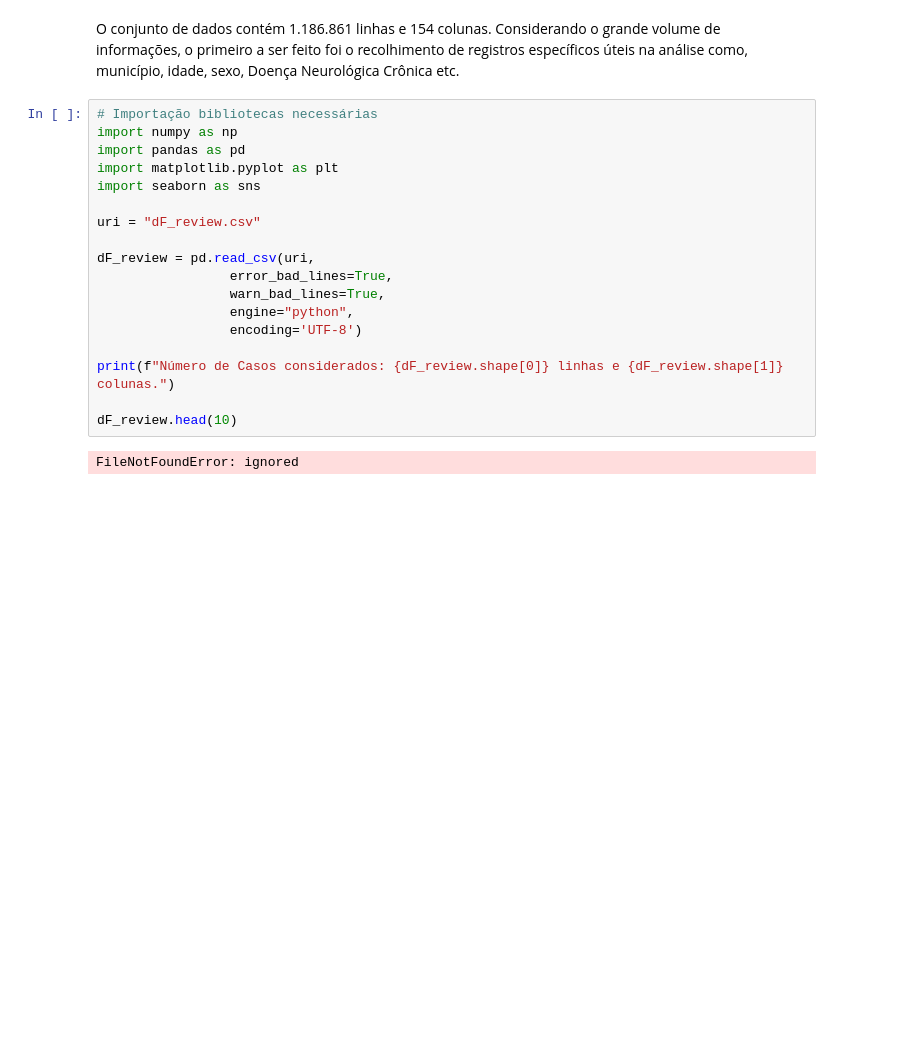
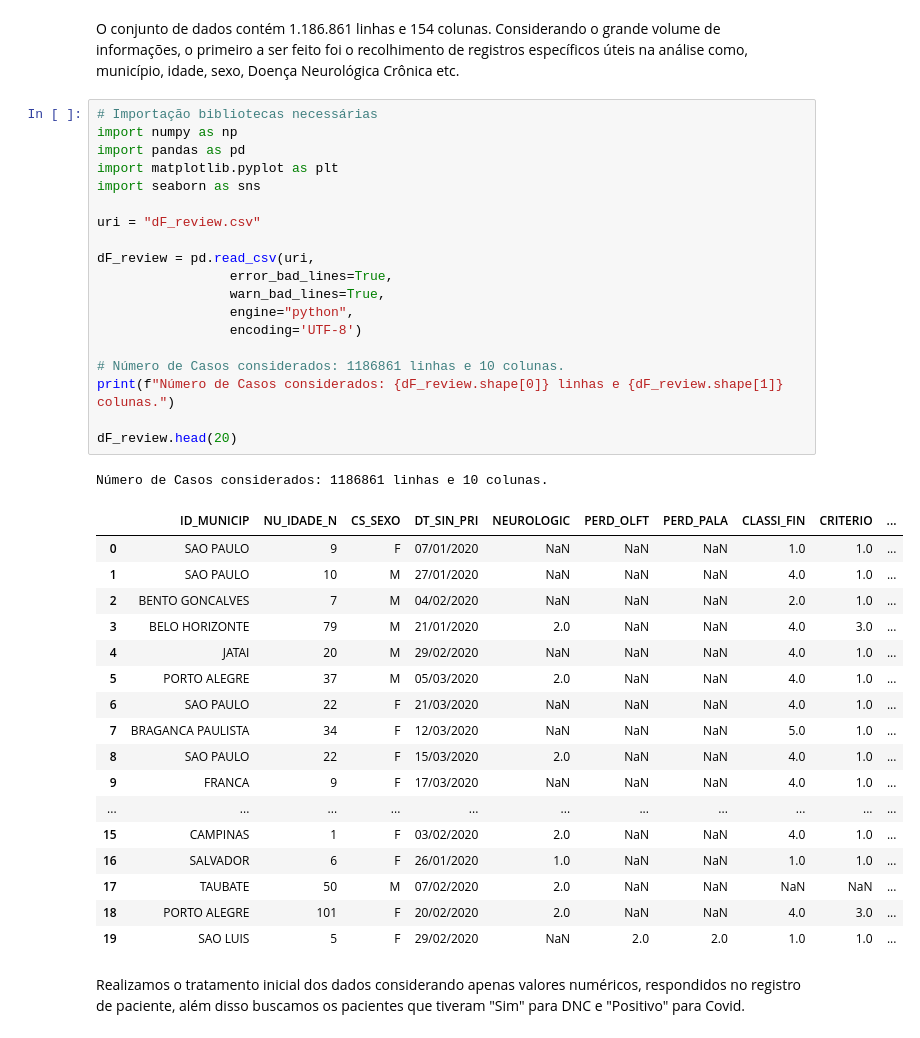
Before and after one commit to GeraldoLucas/Covid-analise-DNC, a Jupyter notebook: Covid_analise.ipynb, the cells around one changed output. Drawn from its saved outputs; the diff is of its cells as text; blank space fills up the shorter version.

```diff
--- a/Covid_analise.ipynb
+++ b/Covid_analise.ipynb
@@ -53,23 +53,43 @@ O conjunto de dados contém 1.186.861 linhas e 154 colunas. Considerando o grand
 # %%
 # Importação bibliotecas necessárias
 import numpy as np
 import pandas as pd
 import matplotlib.pyplot as plt
 import seaborn as sns
 
 uri = "dF_review.csv"
 
 dF_review = pd.read_csv(uri,
                  error_bad_lines=True,
                  warn_bad_lines=True,
                  engine="python",
                  encoding='UTF-8')
 
+# Número de Casos considerados: 1186861 linhas e 10 colunas.
 print(f"Número de Casos considerados: {dF_review.shape[0]} linhas e {dF_review.shape[1]} colunas.")
 
-dF_review.head(10)
+dF_review.head(20)
 # %% [output]
-FileNotFoundError: ignored
+Número de Casos considerados: 1186861 linhas e 10 colunas.
+|  | ID_MUNICIP | NU_IDADE_N | CS_SEXO | DT_SIN_PRI | NEUROLOGIC | PERD_OLFT | PERD_PALA | CLASSI_FIN | CRITERIO | ... |
+| 0 | SAO PAULO | 9 | F | 07/01/2020 | NaN | NaN | NaN | 1.0 | 1.0 | ... |
+| 1 | SAO PAULO | 10 | M | 27/01/2020 | NaN | NaN | NaN | 4.0 | 1.0 | ... |
+| 2 | BENTO GONCALVES | 7 | M | 04/02/2020 | NaN | NaN | NaN | 2.0 | 1.0 | ... |
+| 3 | BELO HORIZONTE | 79 | M | 21/01/2020 | 2.0 | NaN | NaN | 4.0 | 3.0 | ... |
+| 4 | JATAI | 20 | M | 29/02/2020 | NaN | NaN | NaN | 4.0 | 1.0 | ... |
+| 5 | PORTO ALEGRE | 37 | M | 05/03/2020 | 2.0 | NaN | NaN | 4.0 | 1.0 | ... |
+| 6 | SAO PAULO | 22 | F | 21/03/2020 | NaN | NaN | NaN | 4.0 | 1.0 | ... |
+| 7 | BRAGANCA PAULISTA | 34 | F | 12/03/2020 | NaN | NaN | NaN | 5.0 | 1.0 | ... |
+| 8 | SAO PAULO | 22 | F | 15/03/2020 | 2.0 | NaN | NaN | 4.0 | 1.0 | ... |
+| 9 | FRANCA | 9 | F | 17/03/2020 | NaN | NaN | NaN | 4.0 | 1.0 | ... |
+| ... | ... | ... | ... | ... | ... | ... | ... | ... | ... | ... |
+| 15 | CAMPINAS | 1 | F | 03/02/2020 | 2.0 | NaN | NaN | 4.0 | 1.0 | ... |
+| 16 | SALVADOR | 6 | F | 26/01/2020 | 1.0 | NaN | NaN | 1.0 | 1.0 | ... |
+| 17 | TAUBATE | 50 | M | 07/02/2020 | 2.0 | NaN | NaN | NaN | NaN | ... |
+| 18 | PORTO ALEGRE | 101 | F | 20/02/2020 | 2.0 | NaN | NaN | 4.0 | 3.0 | ... |
+| 19 | SAO LUIS | 5 | F | 29/02/2020 | NaN | 2.0 | 2.0 | 1.0 | 1.0 | ... |
+# %% [markdown]
+Realizamos o tratamento inicial dos dados considerando apenas valores numéricos, respondidos no registro de paciente, além disso buscamos os pacientes que tiveram "Sim" para DNC e "Positivo" para Covid.
 # %%
 # Dados DNC úteis - sem None - length: 494.202;
 dF_neurologic = dF_review.dropna(subset=["NEUROLOGIC"])
```
Also changed, not shown: parts of 7 cells of this notebook.
